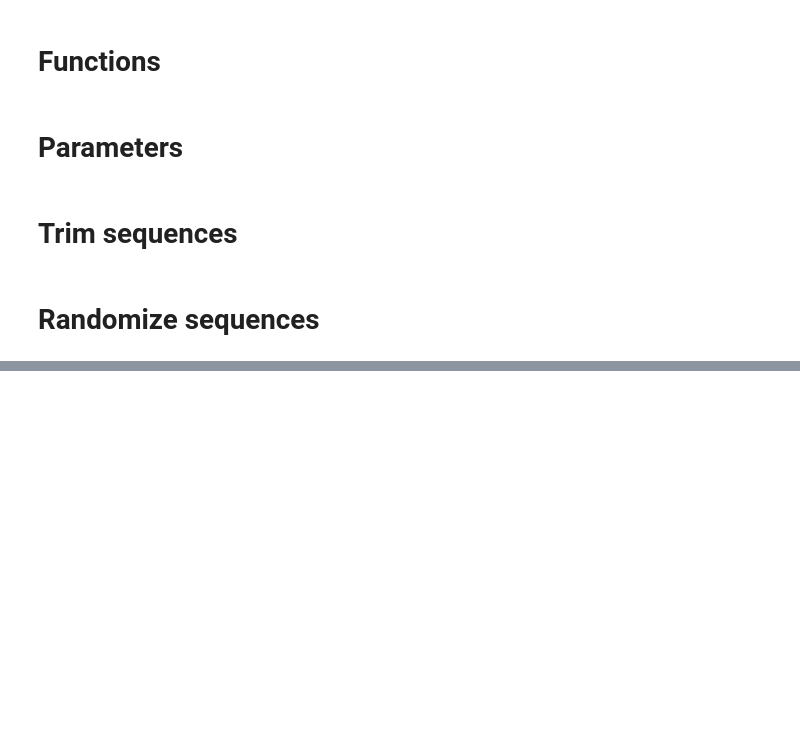
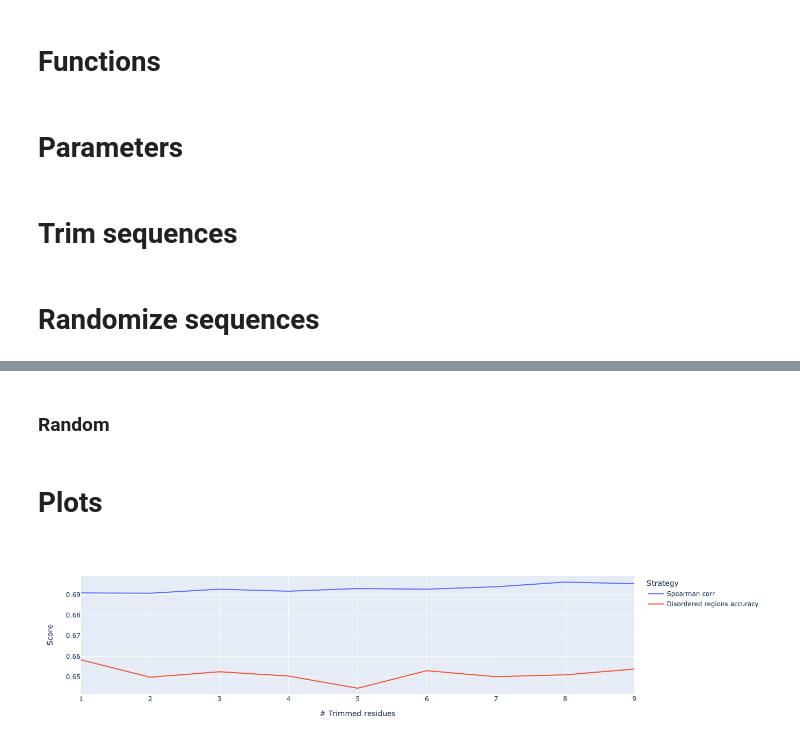
Before and after one commit to PeptoneLtd/ADOPT, a Jupyter notebook: notebooks/additional_studies-fixed.ipynb, the cells around one changed output, grey strips where cells are left out. Cells and saved outputs as stored; diff of their text form; code cells hidden in the pictures; blank space fills up the shorter version.

Commit message:
feat: disordered regions plot

```diff
--- a/notebooks/additional_studies-fixed.ipynb
+++ b/notebooks/additional_studies-fixed.ipynb
@@ -328,0 +267,5 @@ accuracy_score(dis_reg_true, dis_reg_pred)
+# %%
+df_117_true, df_117_pred = import_data('../datasets/117_dataset_raw.json',
+                                        '../results/chezod_117_predicted_z_scores',
+                                        'test')
+mae, srho, pcoeff, acc_in_dis_reg = run_analysis(df_117_true, df_117_pred, dis_reg_len, perc_dis)
@@ -328,0 +284,37 @@ accuracy_score(dis_reg_true, dis_reg_pred)
+# %%
+mae_trim_list = []
+srho_trim_list = []
+pcoeff_trim_list = []
+acc_dis_trim_list = []
+trim_facs = np.arange(1, max_trim_fac)
+
+for trim_fac in range(1, max_trim_fac):
+    df_117_true, df_117_pred = import_data('../datasets/117_dataset_raw.json',
+                                           '../results/chezod_117_predicted_z_scores',
+                                           'trim',
+                                           trim_fac
+                                          )
+    mae, srho, pcoeff, acc_in_dis_reg = run_analysis(df_117_true, df_117_pred, dis_reg_len, perc_dis)
+    mae_trim_list.append(mae)
+    srho_trim_list.append(srho)
+    pcoeff_trim_list.append(pcoeff)
+    acc_dis_trim_list.append(acc_in_dis_reg)
+
+srho_trim_list = [c[0] for c in srho_trim_list]
+pcoeff_trim_list = [c[0] for c in pcoeff_trim_list]
+# %%
+df_trim_mae = pd.DataFrame({'Score': mae_trim_list,
+                            '# Trimmed residues': trim_facs,
+                            'Strategy': 'MAE'})
+df_trim_srho= pd.DataFrame({'Score': srho_trim_list,
+                            '# Trimmed residues': trim_facs,
+                            'Strategy': 'Spearman corr'})
+df_trim_pcoeff= pd.DataFrame({'Score': pcoeff_trim_list,
+                            '# Trimmed residues': trim_facs,
+                            'Strategy': 'Pearson corr'})
+df_trim_dreg= pd.DataFrame({'Score': acc_dis_trim_list,
+                            '# Trimmed residues': trim_facs,
+                            'Strategy': 'Disordered regions accuracy'})
+df_trim_show = pd.concat([df_trim_srho, df_trim_dreg])
+# %% [markdown]
+### Random
@@ -328,0 +357,7 @@ accuracy_score(dis_reg_true, dis_reg_pred)
+# %% [markdown]
+# Plots
+# %%
+fig = px.line(df_trim_show, x='# Trimmed residues', y='Score', color='Strategy')
+fig.show()
+# %% [output]
+[figure, added]
```
Also changed, not shown: parts of 36 cells of this notebook, 2 other files.
